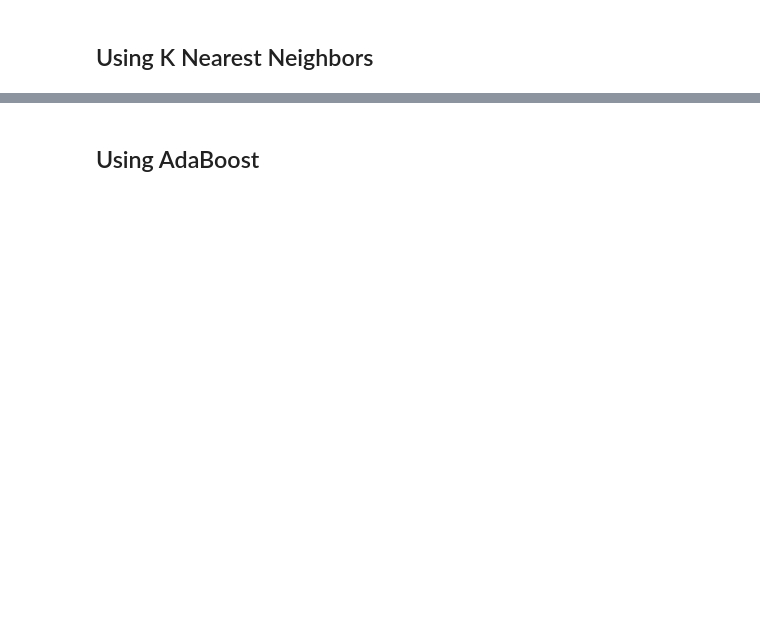
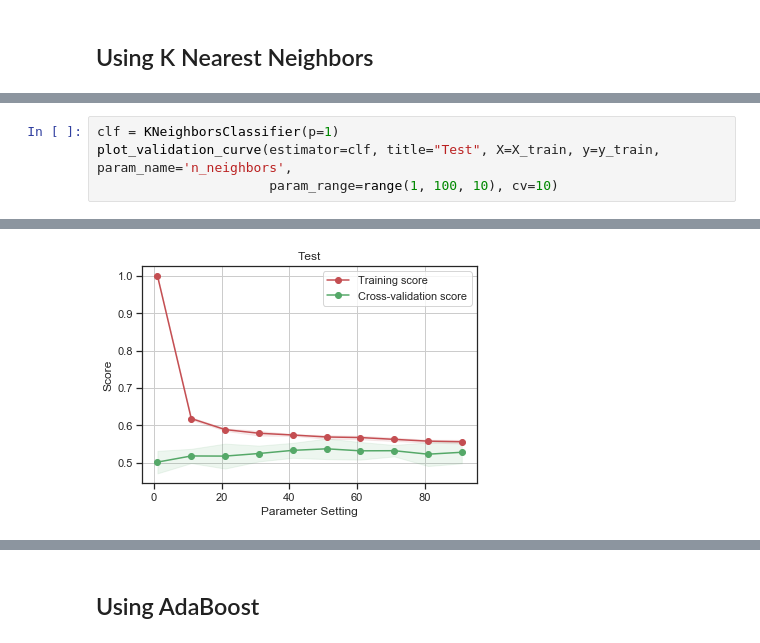
Before and after one commit to JonMcEntee/gatech, a Jupyter notebook: Machine Learning - Assignment 1.ipynb, the cells around one changed output, grey strips where cells are left out. Cells and saved outputs as stored; diff of their text form; blank space fills up the shorter version.

```diff
--- a/Machine Learning - Assignment 1.ipynb
+++ b/Machine Learning - Assignment 1.ipynb
@@ -218,0 +384,5 @@ plot_scores(title="Learning Curve For KNN",
+# %%
+clf = KNeighborsClassifier(p=1)
+plot_validation_curve(estimator=clf, title="Test", X=X_train, y=y_train, param_name='n_neighbors',
+                      param_range=range(1, 100, 10), cv=10)
+# %% [output]
@@ -218,0 +390 @@ plot_scores(title="Learning Curve For KNN",
+[figure, added]
```
Also changed, not shown: parts of 48 cells of this notebook.
